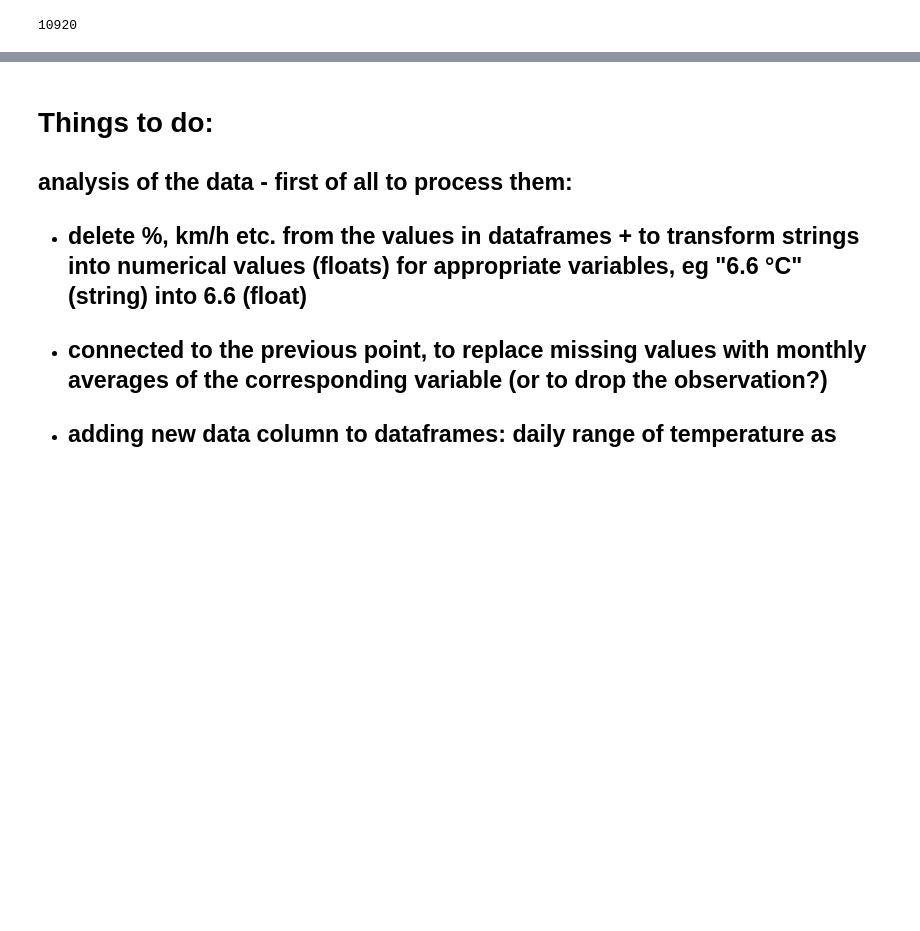
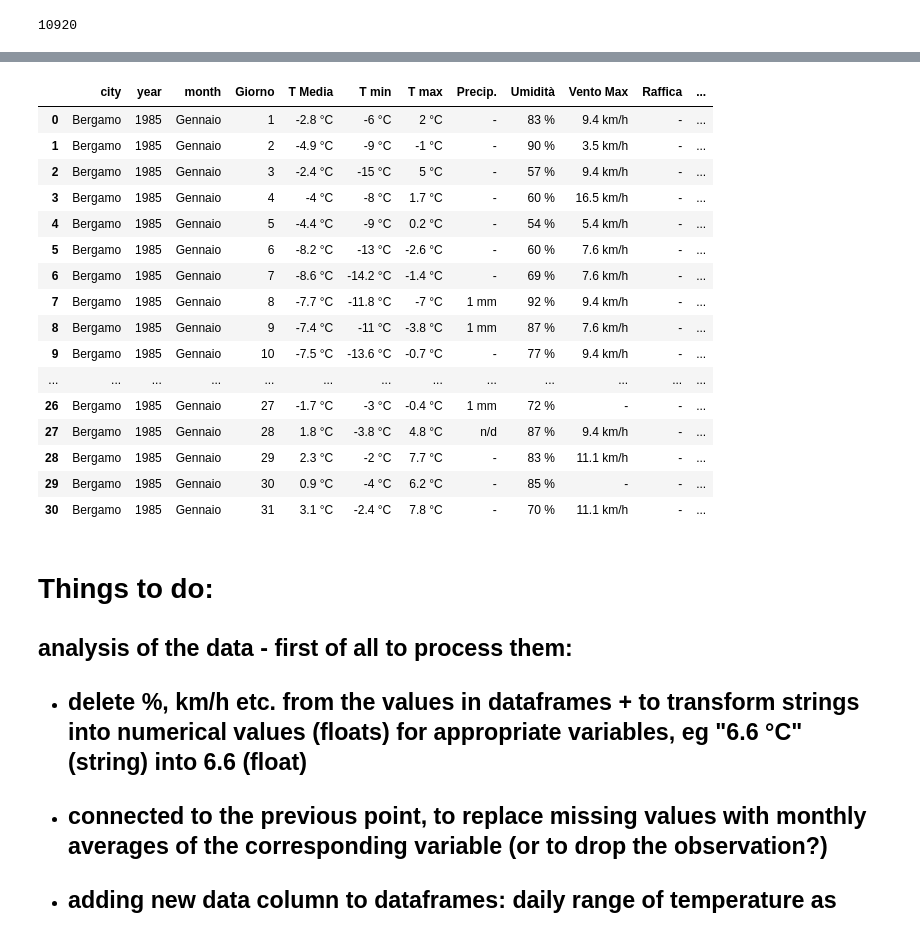
Before and after one commit to macejova/Project_PythonDataIES, a Jupyter notebook: Project data analysis.ipynb, the cells around one changed output, grey strips where cells are left out. Cells and saved outputs as stored; diff of their text form; code cells hidden in the pictures; blank space fills up the shorter version.

Commit message:
Add files via upload
Second list of dataframes added to the code. Corresponding csv files are available in "data2.rar" archive.

```diff
--- a/Project data analysis.ipynb
+++ b/Project data analysis.ipynb
@@ -37,0 +17,5 @@ list_of_DFs[0]
+# %%
+path2='d:\moje_dokumenty\Desktop\IES\semester 11\Python\project\data2\ '  # make your own path to the data
+csv_path2=path2+"*.csv"
+files2=glob.glob(csv_path2)      # gives you list of csv files in the directory
+list_of_DFs2 = [pd.read_csv(file) for file in files2]
@@ -38,3 +46,23 @@ list_of_DFs[0]
+# %%
+list_of_DFs2[0]
+# %% [output]
+|  | city | year | month | Giorno | T Media | T min | T max | Precip. | Umidità | Vento Max | Raffica | ... |
+| 0 | Bergamo | 1985 | Gennaio | 1 | -2.8 °C | -6 °C | 2 °C | - | 83 % | 9.4 km/h | - | ... |
+| 1 | Bergamo | 1985 | Gennaio | 2 | -4.9 °C | -9 °C | -1 °C | - | 90 % | 3.5 km/h | - | ... |
+| 2 | Bergamo | 1985 | Gennaio | 3 | -2.4 °C | -15 °C | 5 °C | - | 57 % | 9.4 km/h | - | ... |
+| 3 | Bergamo | 1985 | Gennaio | 4 | -4 °C | -8 °C | 1.7 °C | - | 60 % | 16.5 km/h | - | ... |
+| 4 | Bergamo | 1985 | Gennaio | 5 | -4.4 °C | -9 °C | 0.2 °C | - | 54 % | 5.4 km/h | - | ... |
+| 5 | Bergamo | 1985 | Gennaio | 6 | -8.2 °C | -13 °C | -2.6 °C | - | 60 % | 7.6 km/h | - | ... |
+| 6 | Bergamo | 1985 | Gennaio | 7 | -8.6 °C | -14.2 °C | -1.4 °C | - | 69 % | 7.6 km/h | - | ... |
+| 7 | Bergamo | 1985 | Gennaio | 8 | -7.7 °C | -11.8 °C | -7 °C | 1 mm | 92 % | 9.4 km/h | - | ... |
+| 8 | Bergamo | 1985 | Gennaio | 9 | -7.4 °C | -11 °C | -3.8 °C | 1 mm | 87 % | 7.6 km/h | - | ... |
+| 9 | Bergamo | 1985 | Gennaio | 10 | -7.5 °C | -13.6 °C | -0.7 °C | - | 77 % | 9.4 km/h | - | ... |
+| ... | ... | ... | ... | ... | ... | ... | ... | ... | ... | ... | ... | ... |
+| 26 | Bergamo | 1985 | Gennaio | 27 | -1.7 °C | -3 °C | -0.4 °C | 1 mm | 72 % | - | - | ... |
+| 27 | Bergamo | 1985 | Gennaio | 28 | 1.8 °C | -3.8 °C | 4.8 °C | n/d | 87 % | 9.4 km/h | - | ... |
+| 28 | Bergamo | 1985 | Gennaio | 29 | 2.3 °C | -2 °C | 7.7 °C | - | 83 % | 11.1 km/h | - | ... |
+| 29 | Bergamo | 1985 | Gennaio | 30 | 0.9 °C | -4 °C | 6.2 °C | - | 85 % | - | - | ... |
+| 30 | Bergamo | 1985 | Gennaio | 31 | 3.1 °C | -2.4 °C | 7.8 °C | - | 70 % | 11.1 km/h | - | ... |
 # %% [markdown]
 # Things to do:
 ## analysis of the data - first of all to process them:
```
Also changed, not shown: parts of 3 cells of this notebook, 1 other file.
